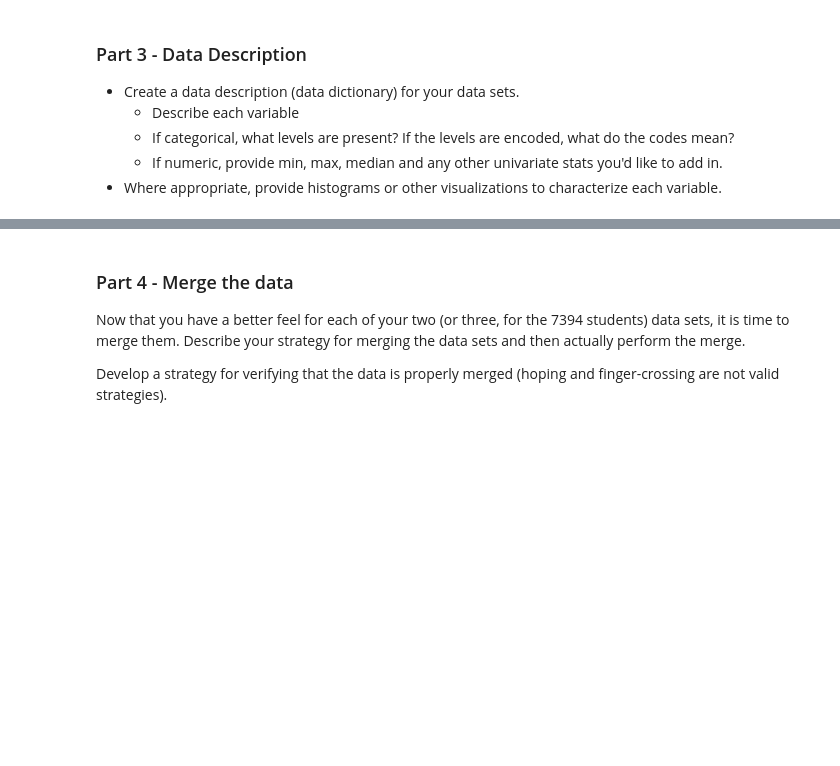
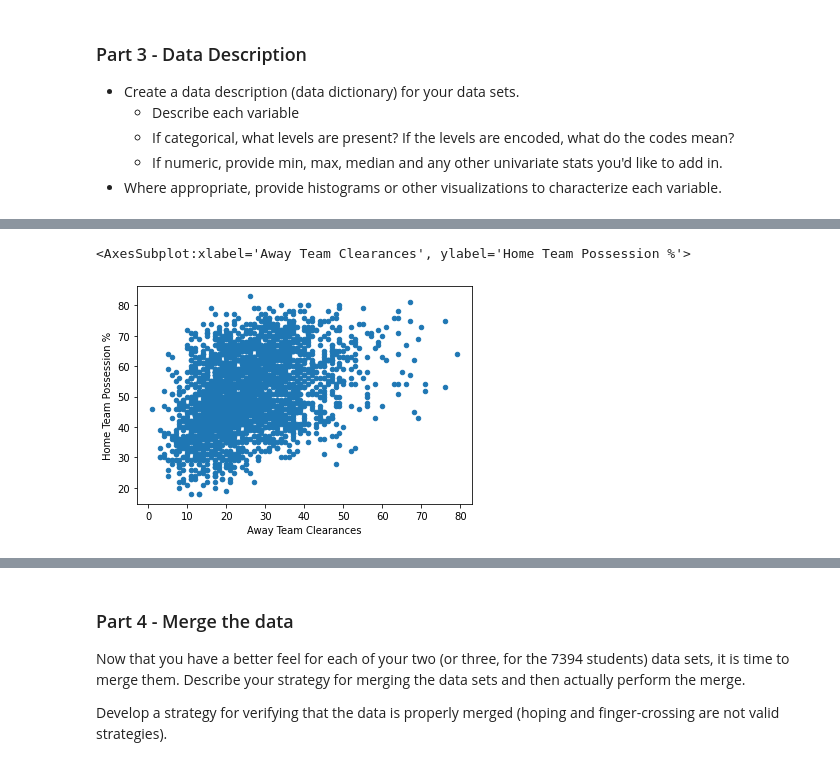
Before and after one commit to AriyanK/ML-Project2, a Jupyter notebook: Project02.ipynb, the cells around one changed output, grey strips where cells are left out. Cells and saved outputs as stored; diff of their text form; code cells hidden in the pictures; blank space fills up the shorter version.

```diff
--- a/Project02.ipynb
+++ b/Project02.ipynb
@@ -57,0 +255,5 @@ Do this with Intentionality.  Don't skimp.
+# %%
+original.plot(kind="scatter", x="Away Team Clearances", y="Home Team Possession %", alpha=1)
+# %% [output]
+<AxesSubplot:xlabel='Away Team Clearances', ylabel='Home Team Possession %'>
+[figure, added]
```
Also changed, not shown: parts of 21 cells of this notebook.
